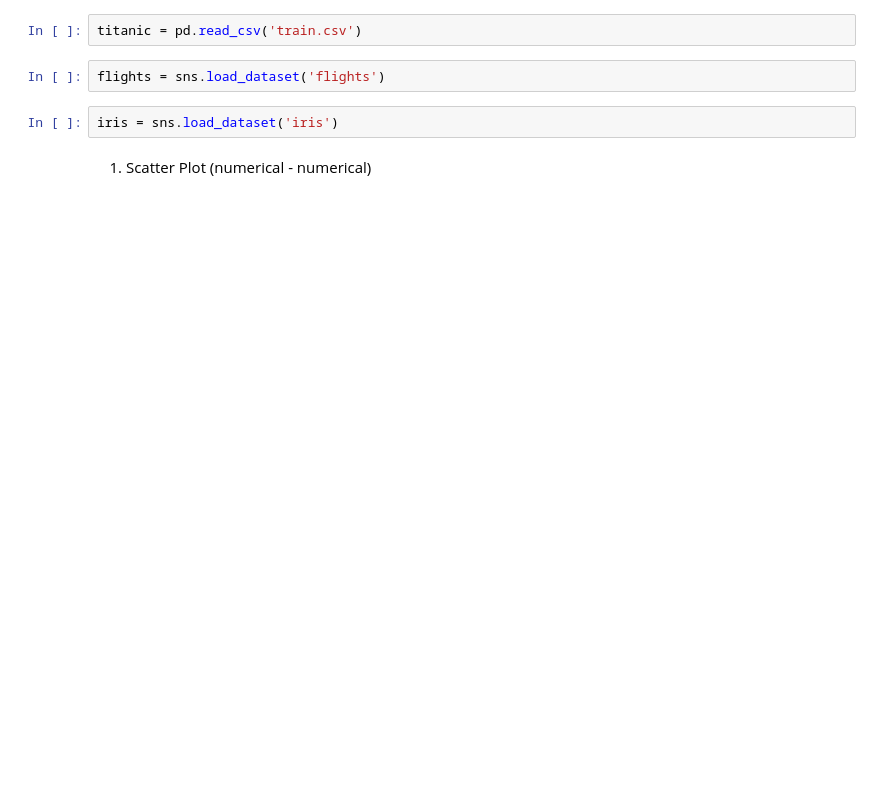
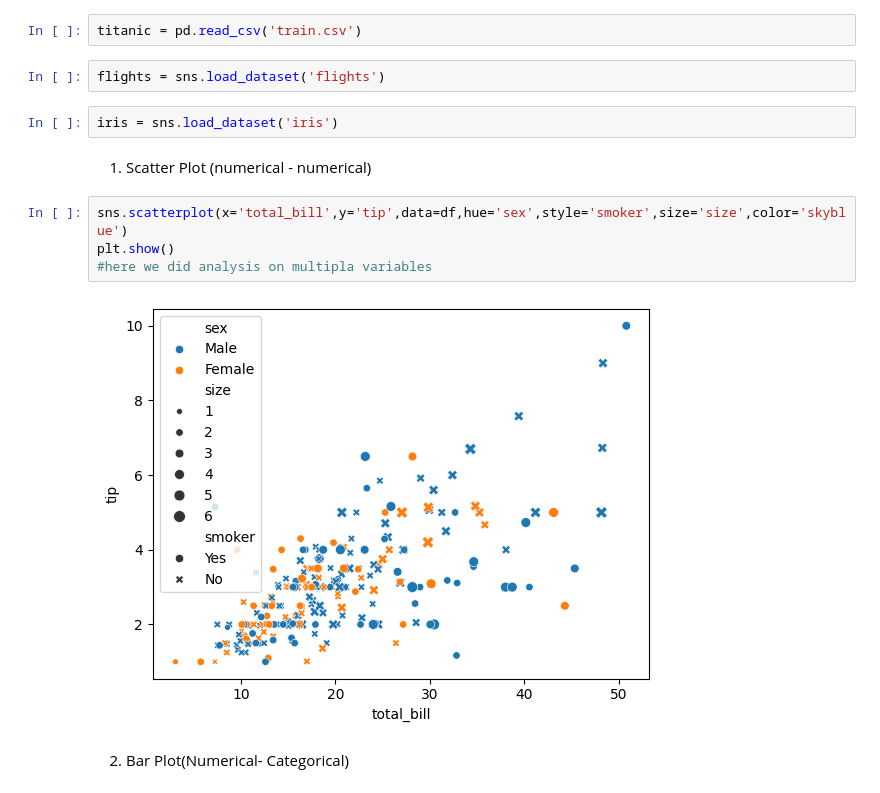
Before and after one commit to priyaasharmaads-a11y/Machine-Learning-Projects-Bundle, a Jupyter notebook: Machine_Learning_projects_Bundle.ipynb, the cells around one changed output. Drawn from its saved outputs; the diff is of its cells as text; blank space fills up the shorter version.

```diff
--- a/Machine_Learning_projects_Bundle.ipynb
+++ b/Machine_Learning_projects_Bundle.ipynb
@@ -120,3 +129,11 @@ flights = sns.load_dataset('flights')
 iris = sns.load_dataset('iris')
 # %% [markdown]
 1. Scatter Plot (numerical - numerical)
+# %%
+sns.scatterplot(x='total_bill',y='tip',data=df,hue='sex',style='smoker',size='size',color='skyblue')
+plt.show()
+#here we did analysis on multipla variables
+# %% [output]
+[figure, added]
+# %% [markdown]
+2. Bar Plot(Numerical- Categorical)
```
Also changed, not shown: parts of 1 cell of this notebook.
